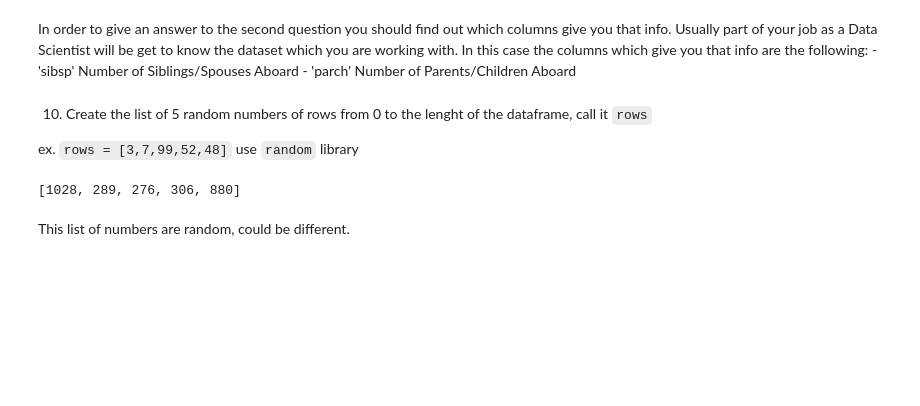
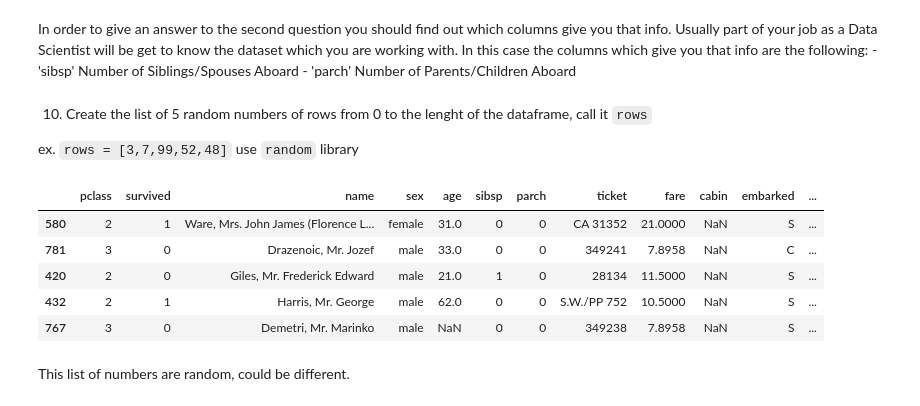
Before and after one commit to RMolleda/Analytics, a Jupyter notebook: Exercises/week5/day3/exercises/Titanic-exercise.ipynb, the cells around one changed output. Saved outputs shown, nothing was run; the diff lists cells and outputs as text; code cells hidden in the pictures; blank space fills up the shorter version.

```diff
--- a/Exercises/week5/day3/exercises/Titanic-exercise.ipynb
+++ b/Exercises/week5/day3/exercises/Titanic-exercise.ipynb
@@ -289,11 +289,15 @@ In order to give an answer to the second question you should find out which colu
 
 ex. `rows = [3,7,99,52,48]` use `random` library
 # %%
-rows = np.random.randint(0, len(filename), 5)
-rows = list(rows)
+rows = filename.sample(5)
 rows
 # %% [output]
-[1028, 289, 276, 306, 880]
+|  | pclass | survived | name | sex | age | sibsp | parch | ticket | fare | cabin | embarked | ... |
+| 580 | 2 | 1 | Ware, Mrs. John James (Florence L... | female | 31.0 | 0 | 0 | CA 31352 | 21.0000 | NaN | S | ... |
+| 781 | 3 | 0 | Drazenoic, Mr. Jozef | male | 33.0 | 0 | 0 | 349241 | 7.8958 | NaN | C | ... |
+| 420 | 2 | 0 | Giles, Mr. Frederick Edward | male | 21.0 | 1 | 0 | 28134 | 11.5000 | NaN | S | ... |
+| 432 | 2 | 1 | Harris, Mr. George | male | 62.0 | 0 | 0 | S.W./PP 752 | 10.5000 | NaN | S | ... |
+| 767 | 3 | 0 | Demetri, Mr. Marinko | male | NaN | 0 | 0 | 349238 | 7.8958 | NaN | S | ... |
 # %%
 #your code
 # %% [markdown]
```
Also changed, not shown: parts of 20 cells of this notebook.
